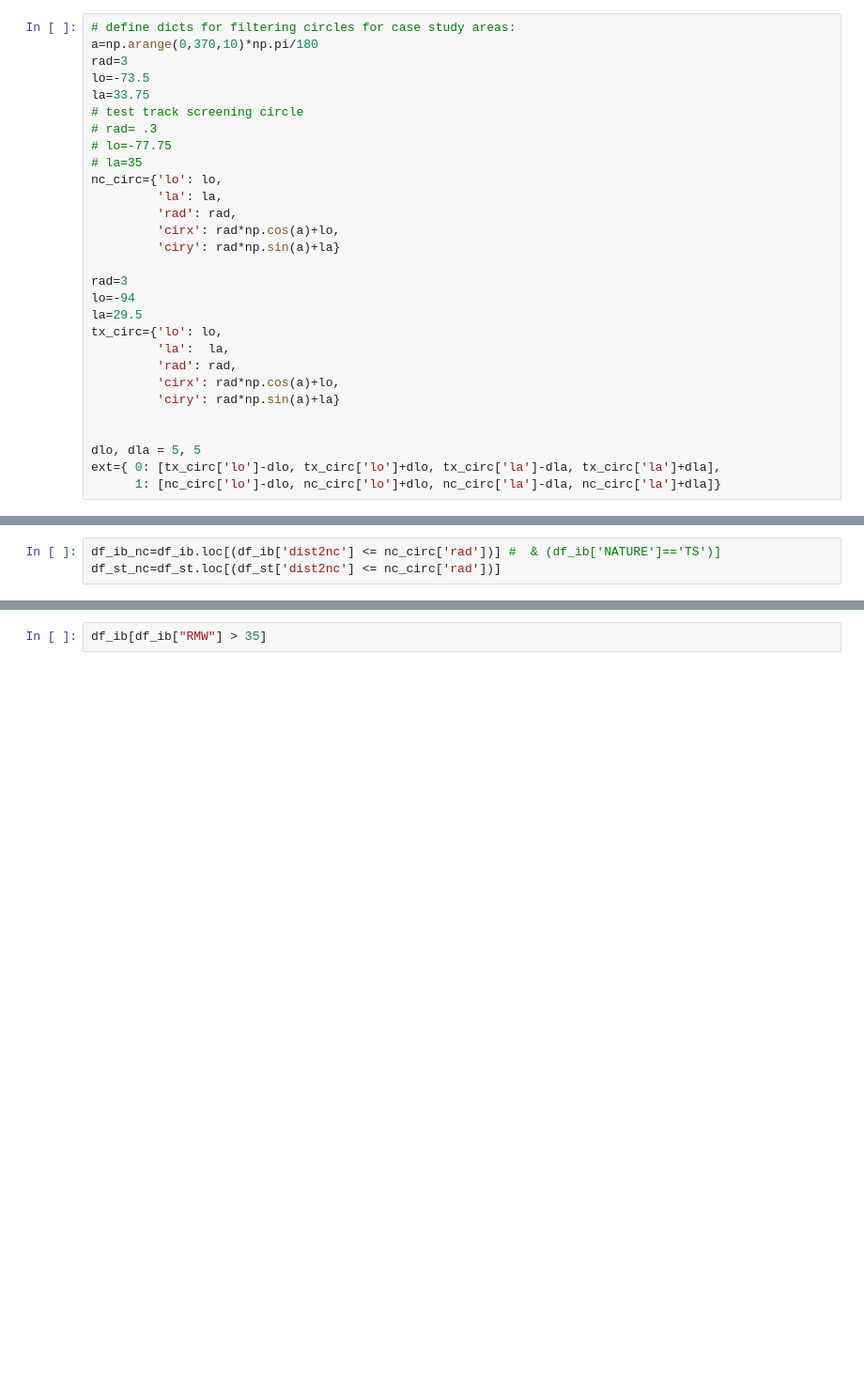
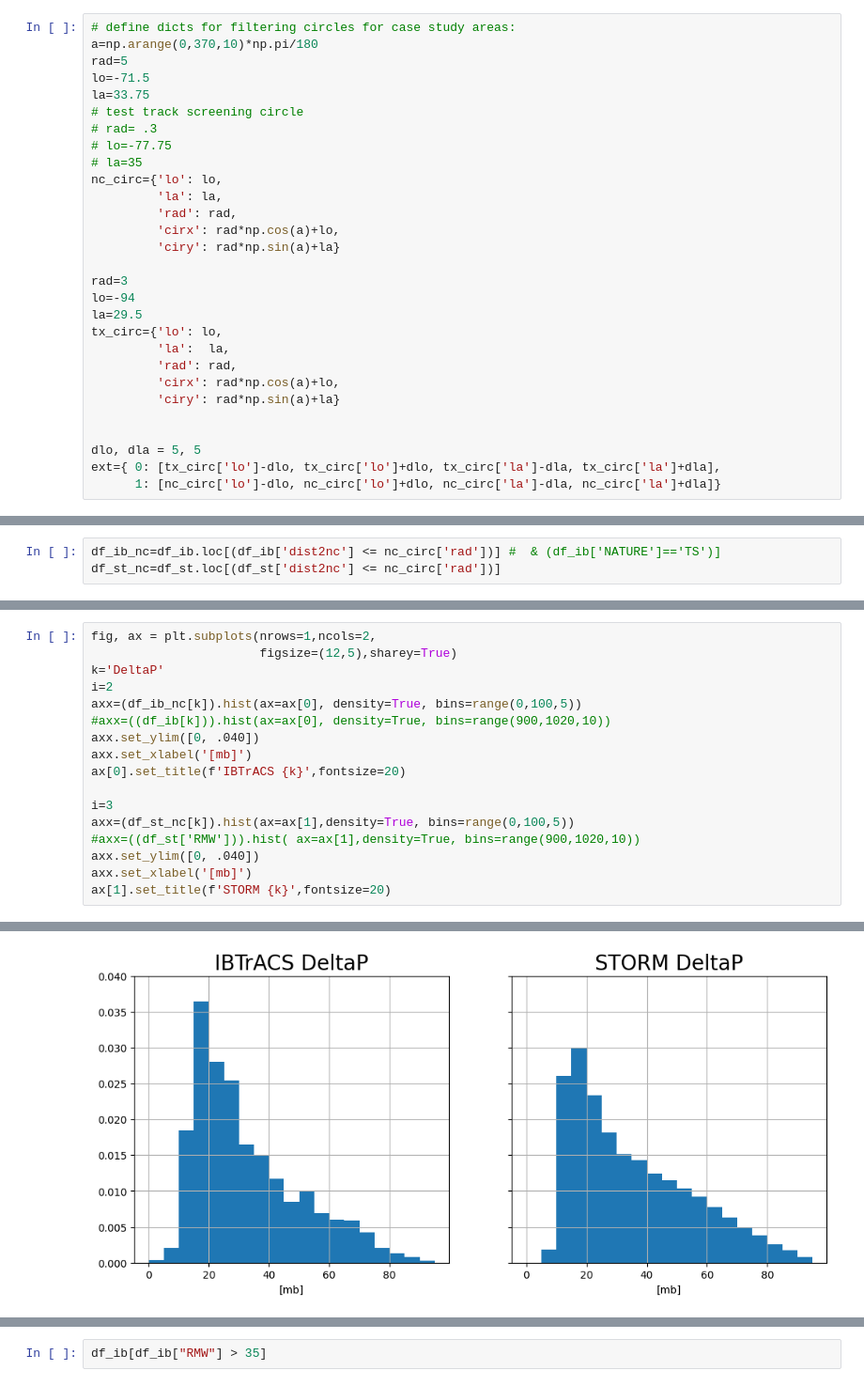
Before and after one commit to BrianOBlanton/CHEER-STORM, a Jupyter notebook: Unified_processing.ipynb, the cells around one changed output, grey strips where cells are left out. Shown at 94% size. Drawn from its saved outputs; the diff is of its cells as text; blank space fills up the shorter version.

Commit message:
updated main NB for count density

```diff
--- a/Unified_processing.ipynb
+++ b/Unified_processing.ipynb
@@ -27,8 +48,8 @@ from scipy import interpolate as sci
 # %%
 # define dicts for filtering circles for case study areas:
 a=np.arange(0,370,10)*np.pi/180
-rad=3
-lo=-73.5
+rad=5
+lo=-71.5
 la=33.75
 # test track screening circle
 # rad= .3
@@ -324,0 +415,18 @@ print(df_st[k].max())
+# %%
+fig, ax = plt.subplots(nrows=1,ncols=2,
+                       figsize=(12,5),sharey=True)
+k='DeltaP'
+i=2
+axx=(df_ib_nc[k]).hist(ax=ax[0], density=True, bins=range(0,100,5))
+#axx=((df_ib[k])).hist(ax=ax[0], density=True, bins=range(900,1020,10))
+axx.set_ylim([0, .040])
+axx.set_xlabel('[mb]')
+ax[0].set_title(f'IBTrACS {k}',fontsize=20)
+
+i=3
+axx=(df_st_nc[k]).hist(ax=ax[1],density=True, bins=range(0,100,5))
+#axx=((df_st['RMW'])).hist( ax=ax[1],density=True, bins=range(900,1020,10))
+axx.set_ylim([0, .040])
+axx.set_xlabel('[mb]')
+ax[1].set_title(f'STORM {k}',fontsize=20)
+# %% [output]
@@ -324,0 +434 @@ print(df_st[k].max())
+[figure, added]
```
Also changed, not shown: parts of 24 cells of this notebook, 1 other file.
